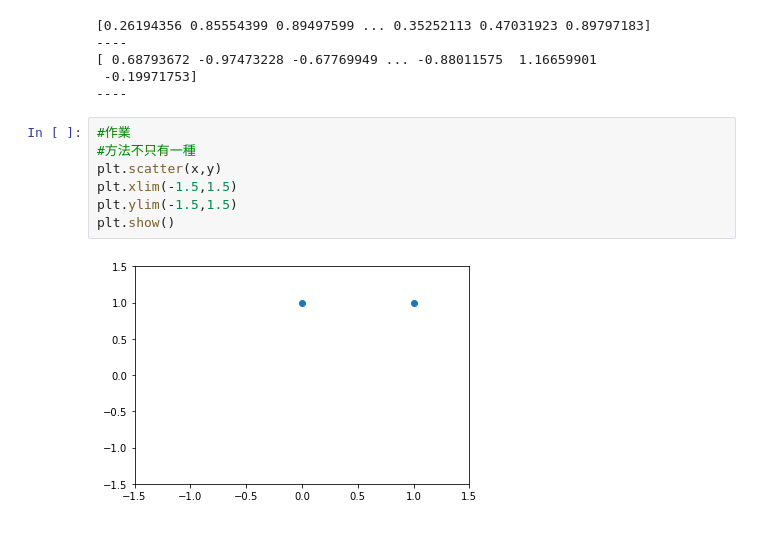
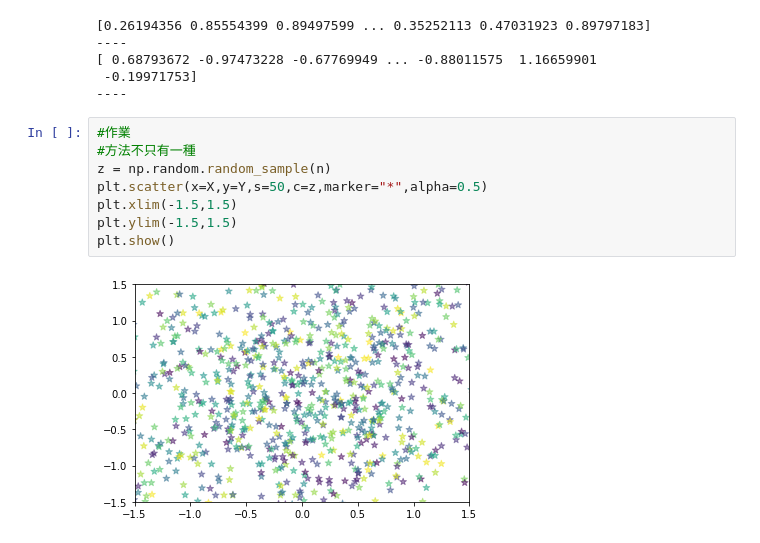
Before and after one commit to dog-father/python-, a Jupyter notebook: D18/Data Visualization_Day-1_HW.ipynb, the cells around one changed output. Cells and saved outputs as stored; diff of their text form.

```diff
--- a/D18/Data Visualization_Day-1_HW.ipynb
+++ b/D18/Data Visualization_Day-1_HW.ipynb
@@ -94,9 +78,10 @@ print('----')
 # %%
 #作業
 #方法不只有一種
-plt.scatter(x,y)
+z = np.random.random_sample(n)
+plt.scatter(x=X,y=Y,s=50,c=z,marker="*",alpha=0.5)
 plt.xlim(-1.5,1.5)
 plt.ylim(-1.5,1.5)
 plt.show()
 # %% [output]
-[figure, old version]
+[figure, new version]
```
Also changed, not shown: parts of 1 cell of this notebook.
